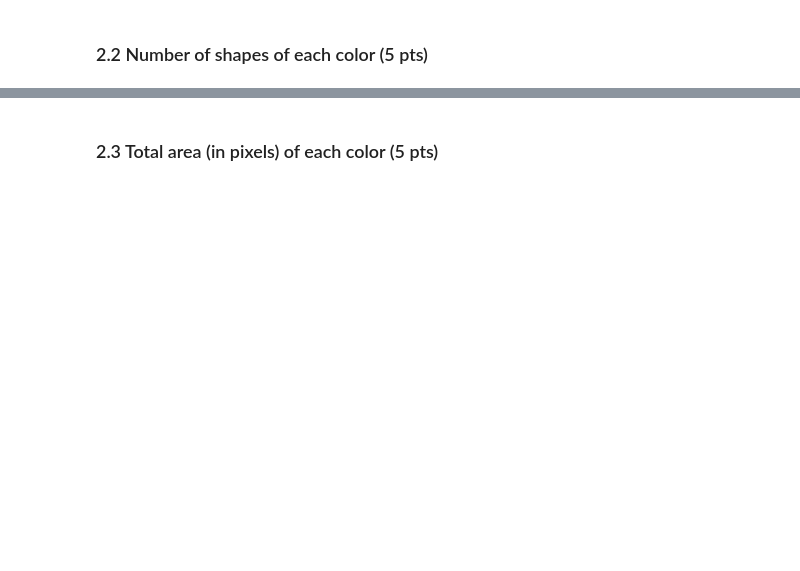
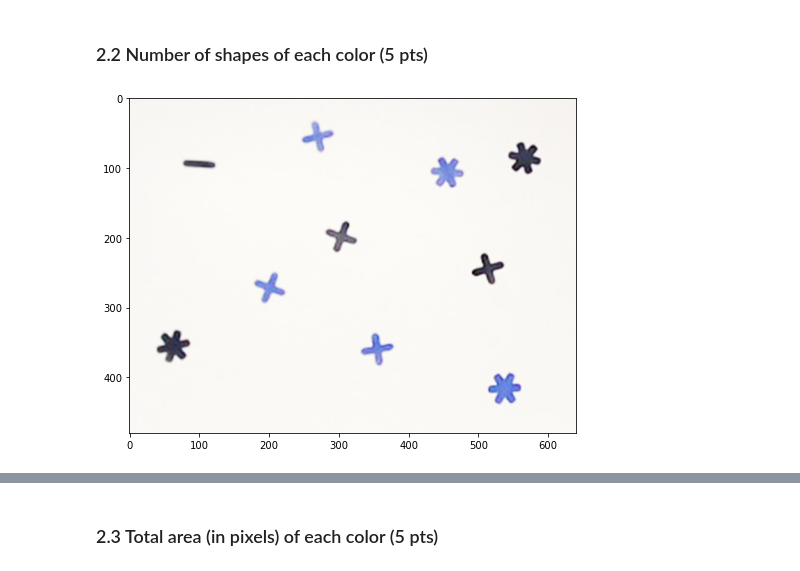
Before and after one commit to aamoros8/IAPR_EPFL, a Jupyter notebook: labs/lab_01_segmentation.ipynb, the cells around one changed output, grey strips where cells are left out. Saved outputs shown, nothing was run; the diff lists cells and outputs as text; code cells hidden in the pictures; blank space fills up the shorter version.

```diff
--- a/labs/lab_01_segmentation.ipynb
+++ b/labs/lab_01_segmentation.ipynb
@@ -391,0 +174,90 @@ plt.show()
+# %%
+# Add your implementation and discussion
+#https://github.com/kb22/Color-Identification-using-Machine-Learning/blob/master/Color%20Identification%20using%20Machine%20Learning.ipynb
+
+import cv2
+from collections import Counter
+from skimage import measure
+from skimage.color import rgb2lab, deltaE_cie76,rgb2gray
+from sklearn.cluster import KMeans
+import itertools
+from PIL import Image
+import scipy as sc
+
+def get_image(num):
+    image = images[num]
+    #image = cv2.cvtColor(image, cv2.COLOR_BGR2RGB)
+    return image
+
+def normalize(arr):
+    """
+    Linear normalization
+    http://en.wikipedia.org/wiki/Normalization_%28image_processing%29
+    """
+    arr = arr.astype('float')
+    # Do not touch the alpha channel
+    for i in range(3):
+        minval = arr[...,i].min()
+        maxval = arr[...,i].max()
+        if minval != maxval:
+            arr[...,i] -= minval
+            arr[...,i] *= (255.0/(maxval-minval))
+    return arr
+
+def RGB2HEX(color):
+    return "#{:02x}{:02x}{:02x}".format(int(color[0]), int(color[1]), int(color[2]))
+
+def get_colors(image, number_of_colors, show_chart):
+    modified_image = image
+    modified_image = modified_image.reshape(modified_image.shape[0]*modified_image.shape[1], 3)
+
+    clf = KMeans(n_clusters = number_of_colors)
+    labels = clf.fit_predict(modified_image)
+
+    counts = Counter(labels)
+    # sort to ensure correct color percentage
+    counts = dict(sorted(counts.items()))
+    #Print the steps to find the number of dominant colors :
+   # print(counts)
+    center_colors = clf.cluster_centers_
+    # We get ordered colors by iterating through the keys
+    ordered_colors = [center_colors[i] for i in counts.keys()]
+    hex_colors = [RGB2HEX(ordered_colors[i]) for i in counts.keys()]
+    rgb_colors = [ordered_colors[i] for i in counts.keys()]
+
+    if (show_chart):
+        plt.figure(figsize = (8, 6))
+        plt.pie(counts.values(), labels = hex_colors, colors = hex_colors)
+
+    return rgb_colors,counts
+
+
+image = get_image(1) #Choose which image to take
+
+arr=np.array(image) #Normalize it
+image = np.array(Image.fromarray(normalize(arr).astype('uint8'),'RGB'))
+
+fig, ax = plt.subplots(1, 1, figsize=(8, 8)) #Plot ot
+ax.imshow(image)
+plt.show()
+
+not_stable = True
+num_colors=10
+
+
+while not_stable:
+    rgb,counts=get_colors(image, num_colors, False)
+    it=0
+
+    for a, b in itertools.combinations(rgb, 2):
+        it+=1
+        if np.linalg.norm(a-b)<100: #If shades of color are too close
+            num_colors-=1
+            break
+        else:
+            if(it==sc.special.binom(num_colors,2)): #Check if last iteration
+                rgb,counts=get_colors(image, num_colors, True)
+                not_stable = False
+print('The number of dominant colors in this image is : ', num_colors)
+# %% [output]
+[figure, added]
```
Also changed, not shown: parts of 17 cells of this notebook.
